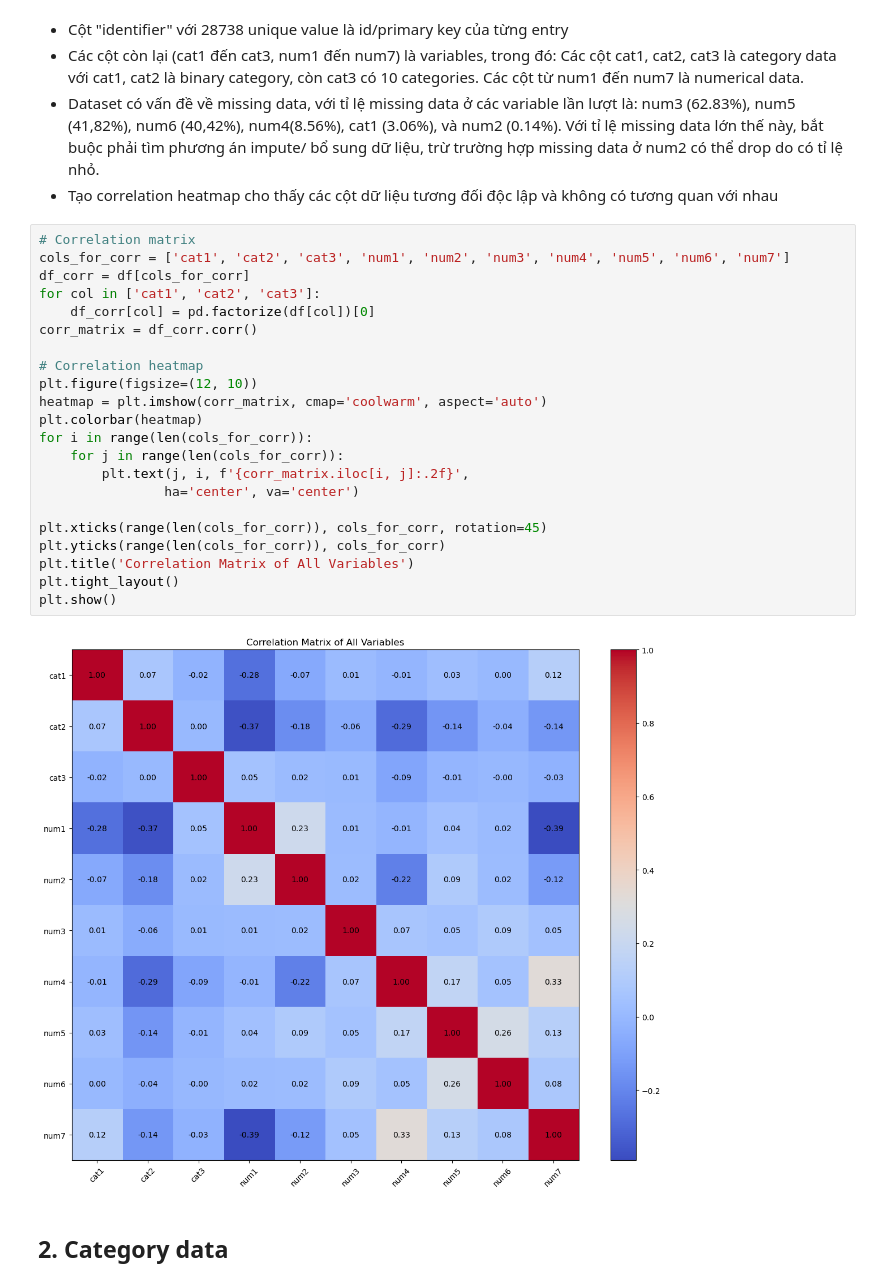
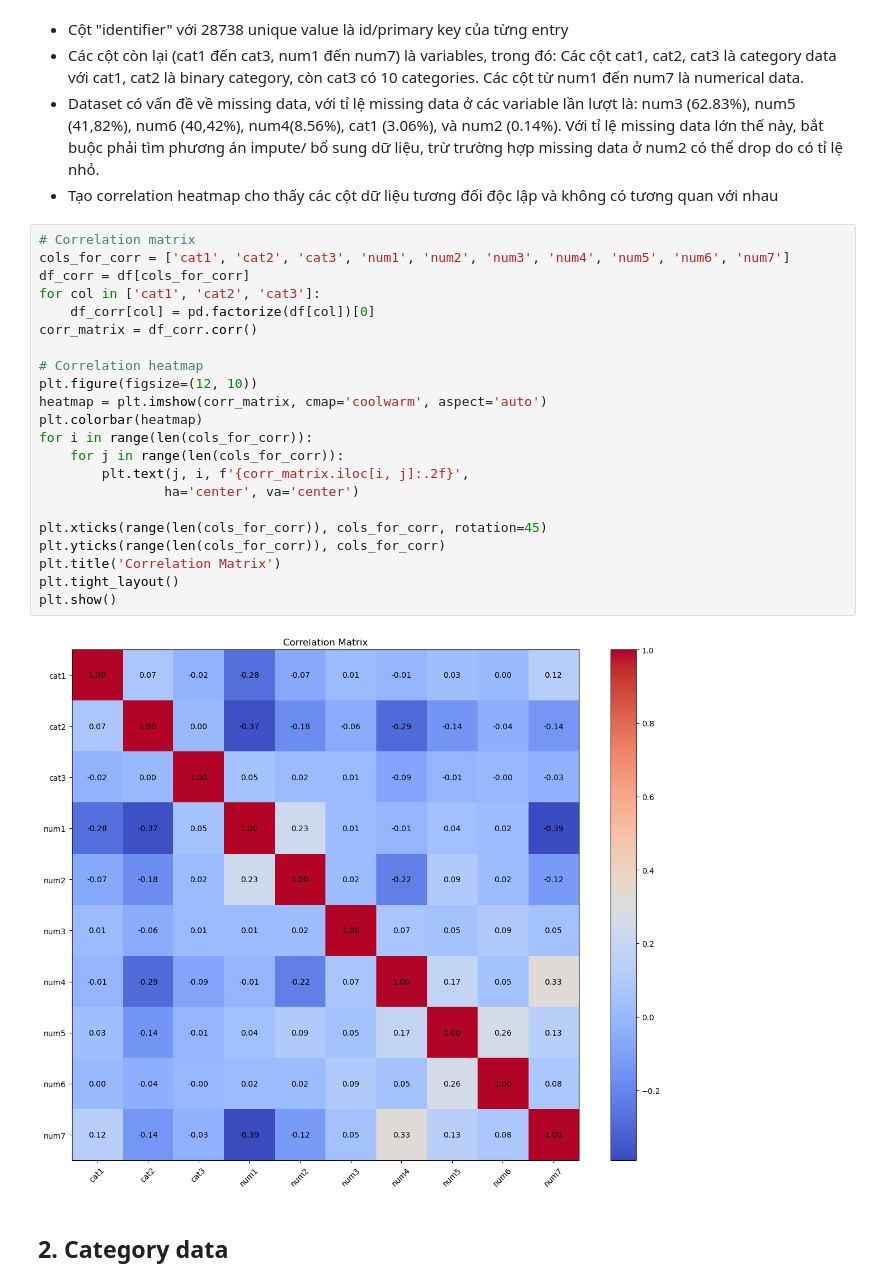
Before and after one commit to phamminh1998/bank_loans_DA_project, a Jupyter notebook: question1.ipynb, the cells around one changed output. Saved outputs shown, nothing was run; the diff lists cells and outputs as text.

```diff
--- a/question1.ipynb
+++ b/question1.ipynb
@@ -133,27 +133,27 @@ Cái nhìn đầu tiên về dataset và các variables bằng df.info() và cá
 # %%
 # Correlation matrix
 cols_for_corr = ['cat1', 'cat2', 'cat3', 'num1', 'num2', 'num3', 'num4', 'num5', 'num6', 'num7']
 df_corr = df[cols_for_corr]
 for col in ['cat1', 'cat2', 'cat3']:
     df_corr[col] = pd.factorize(df[col])[0]
 corr_matrix = df_corr.corr()
 
 # Correlation heatmap
 plt.figure(figsize=(12, 10))
 heatmap = plt.imshow(corr_matrix, cmap='coolwarm', aspect='auto')
 plt.colorbar(heatmap)
 for i in range(len(cols_for_corr)):
     for j in range(len(cols_for_corr)):
         plt.text(j, i, f'{corr_matrix.iloc[i, j]:.2f}',
                 ha='center', va='center')
 
 plt.xticks(range(len(cols_for_corr)), cols_for_corr, rotation=45)
 plt.yticks(range(len(cols_for_corr)), cols_for_corr)
-plt.title('Correlation Matrix of All Variables')
+plt.title('Correlation Matrix')
 plt.tight_layout()
 plt.show()
 # %% [output]
-[figure, old version]
+[figure, new version]
 # %% [markdown]
 ## 2. Category data
 # %%
```
Also changed, not shown: parts of 2 cells of this notebook, 4 other files.
